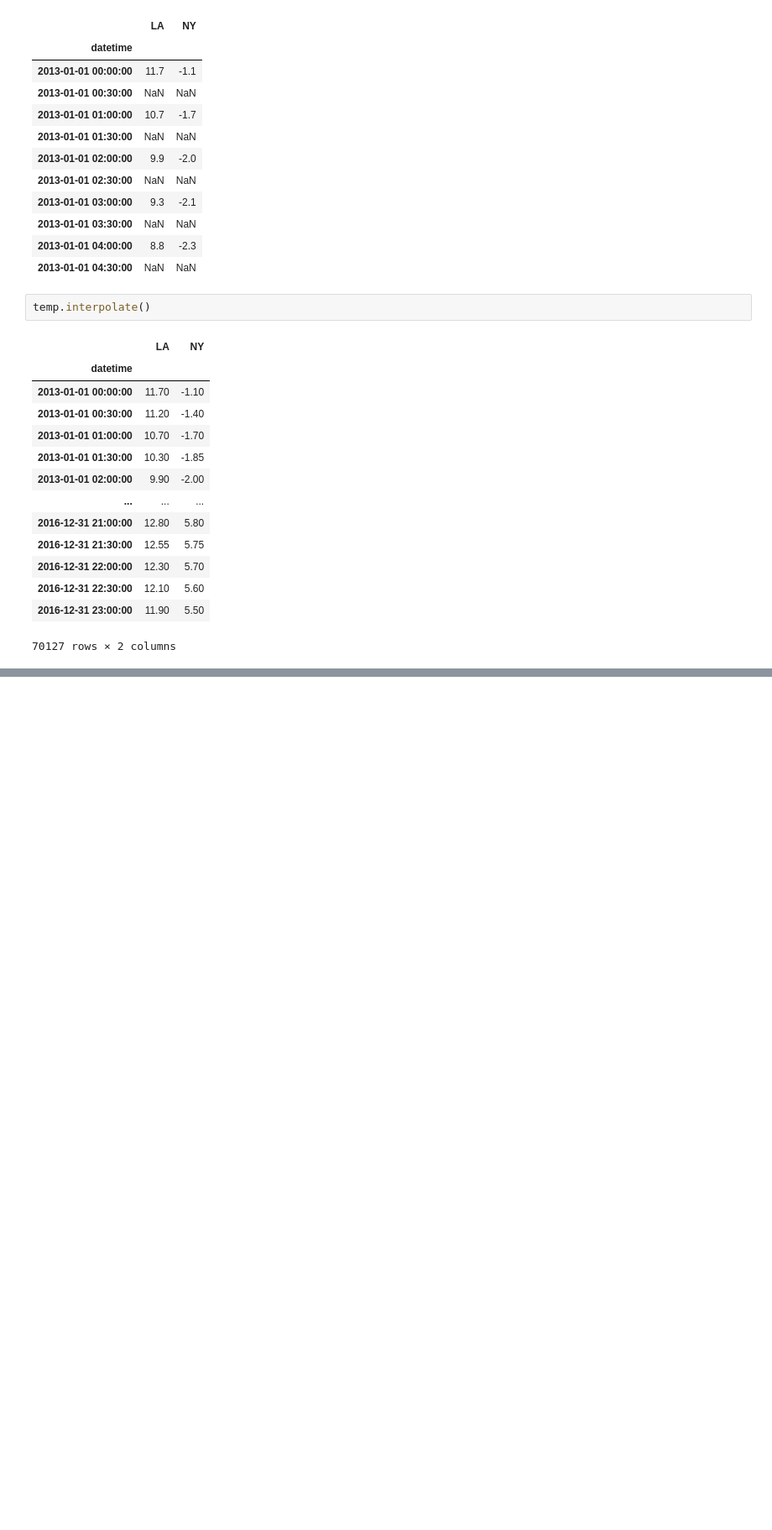
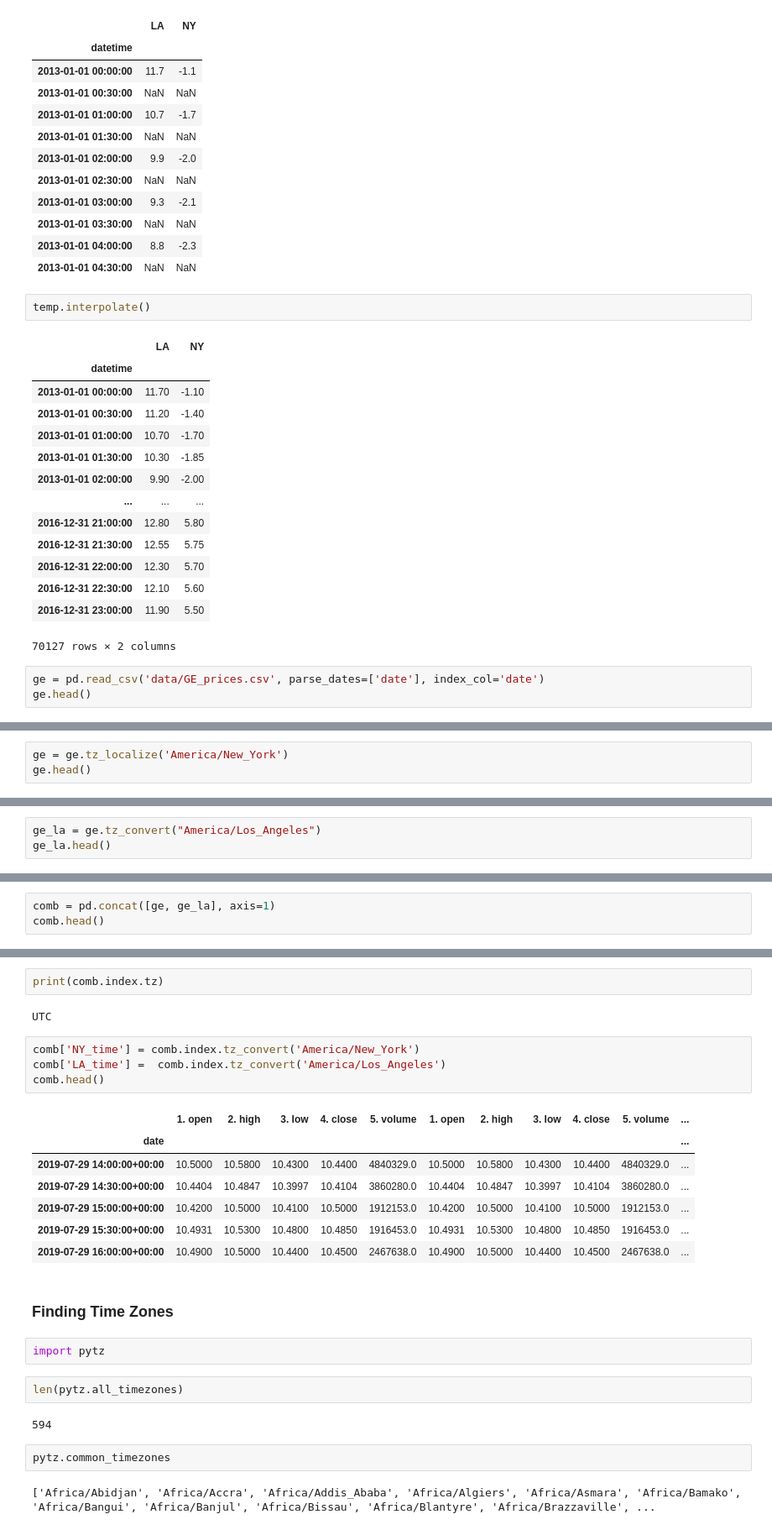
Before and after one commit to Jayce77/pythonDataCookbook, a Jupyter notebook: timeSeriesWithPandas.ipynb, the cells around one changed output, grey strips where cells are left out. Shown at 84% size. Saved outputs shown, nothing was run; the diff lists cells and outputs as text; blank space fills up the shorter version.

Commit message:
Timeseries with Pandas converting time zones

```diff
--- a/timeSeriesWithPandas.ipynb
+++ b/timeSeriesWithPandas.ipynb
@@ -291,3 +291,6 @@ temp.interpolate()
 | 2016-12-31 22:30:00 | 12.10 | 5.60 |
 | 2016-12-31 23:00:00 | 11.90 | 5.50 |
 70127 rows × 2 columns
+# %%
+ge = pd.read_csv('data/GE_prices.csv', parse_dates=['date'], index_col='date')
+ge.head()
@@ -293,0 +373,3 @@ temp.interpolate()
+# %%
+ge = ge.tz_localize('America/New_York')
+ge.head()
@@ -293,0 +388,3 @@ temp.interpolate()
+# %%
+ge_la = ge.tz_convert("America/Los_Angeles")
+ge_la.head()
@@ -293,0 +399,3 @@ temp.interpolate()
+# %%
+comb = pd.concat([ge, ge_la], axis=1)
+comb.head()
@@ -293,0 +425,28 @@ temp.interpolate()
+# %%
+print(comb.index.tz)
+# %% [output]
+UTC
+# %%
+comb['NY_time'] = comb.index.tz_convert('America/New_York')
+comb['LA_time'] =  comb.index.tz_convert('America/Los_Angeles')
+comb.head()
+# %% [output]
+|  | 1. open | 2. high | 3. low | 4. close | 5. volume | 1. open | 2. high | 3. low | 4. close | 5. volume | ... |
+| date |  |  |  |  |  |  |  |  |  |  | ... |
+| 2019-07-29 14:00:00+00:00 | 10.5000 | 10.5800 | 10.4300 | 10.4400 | 4840329.0 | 10.5000 | 10.5800 | 10.4300 | 10.4400 | 4840329.0 | ... |
+| 2019-07-29 14:30:00+00:00 | 10.4404 | 10.4847 | 10.3997 | 10.4104 | 3860280.0 | 10.4404 | 10.4847 | 10.3997 | 10.4104 | 3860280.0 | ... |
+| 2019-07-29 15:00:00+00:00 | 10.4200 | 10.5000 | 10.4100 | 10.5000 | 1912153.0 | 10.4200 | 10.5000 | 10.4100 | 10.5000 | 1912153.0 | ... |
+| 2019-07-29 15:30:00+00:00 | 10.4931 | 10.5300 | 10.4800 | 10.4850 | 1916453.0 | 10.4931 | 10.5300 | 10.4800 | 10.4850 | 1916453.0 | ... |
+| 2019-07-29 16:00:00+00:00 | 10.4900 | 10.5000 | 10.4400 | 10.4500 | 2467638.0 | 10.4900 | 10.5000 | 10.4400 | 10.4500 | 2467638.0 | ... |
+# %% [markdown]
+### Finding Time Zones
+# %%
+import pytz
+# %%
+len(pytz.all_timezones)
+# %% [output]
+594
+# %%
+pytz.common_timezones
+# %% [output]
+['Africa/Abidjan', 'Africa/Accra', 'Africa/Addis_Ababa', 'Africa/Algiers', 'Africa/Asmara', 'Africa/Bamako', 'Africa/Bangui', 'Africa/Banjul', 'Africa/Bissau', 'Africa/Blantyre', 'Africa/Brazzaville', ...
```
Also changed, not shown: parts of 11 cells of this notebook.
